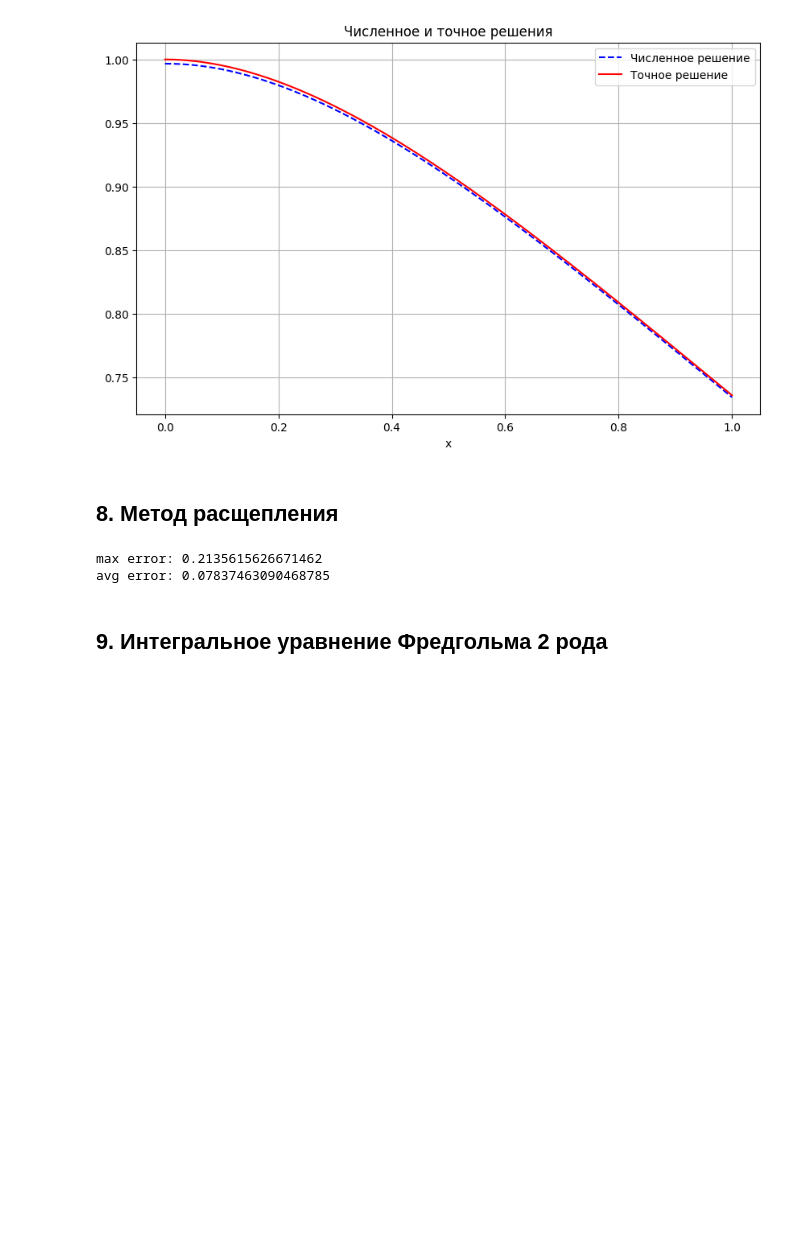
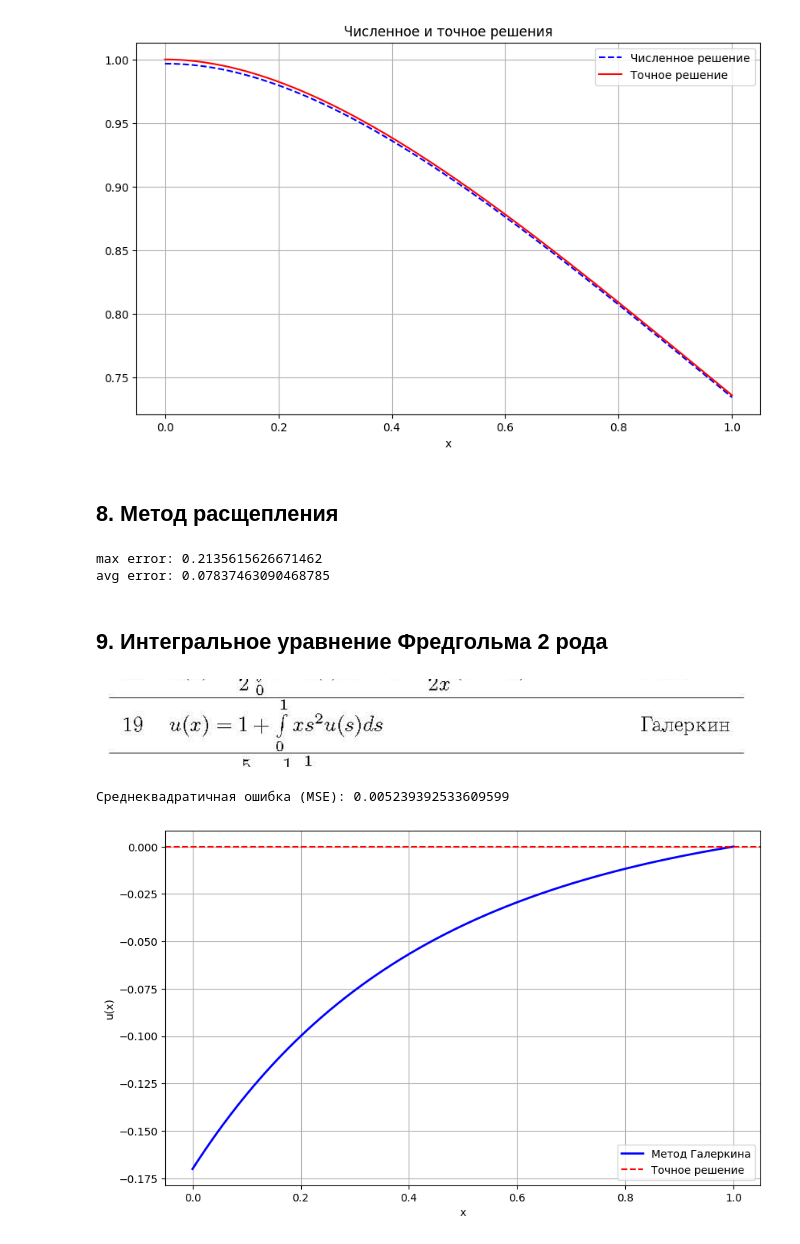
Before and after one commit to poslam/sem6-nmde, a Jupyter notebook: labs.ipynb, the cells around one changed output. Cells and saved outputs as stored; diff of their text form; code cells hidden in the pictures; blank space fills up the shorter version.

```diff
--- a/labs.ipynb
+++ b/labs.ipynb
@@ -892,3 +893,70 @@ max error: 0.2135615626671462
 avg error: 0.07837463090468785
 # %% [markdown]
 ## 9. Интегральное уравнение Фредгольма 2 рода
+# %% [markdown]
+![image.png](attachment:image.png)
+# %%
+import numpy as np
+from scipy.integrate import quad
+import matplotlib.pyplot as plt
+from numpy.polynomial.legendre import legval
+
+n = 10
+
+
+# def phi(i, s):
+#     return s**i
+
+
+def phi(i, s):
+    c = np.zeros(i + 1)
+    c[i] = 1
+    return legval(s, c)
+
+
+A = np.zeros((n, n))
+for i in range(n):
+    for j in range(n):
+        A[i, j], _ = quad(lambda x: phi(i, x) * phi(j, x), 0, 1)
+
+K = np.zeros((n, n))
+for i in range(n):
+    for j in range(n):
+
+        def outer_integral(x_val):
+            # integrand = lambda s: np.log(
+            #     np.clip(1 - 2 * x_val * np.cos(np.pi * s) + x_val**2, 1e-10, None)
+            # ) * phi(j, s)
+            integrand = lambda s: x_val * s**2 * phi(j, s)
+            return quad(integrand, 0, 1)[0] * phi(i, x_val)
+
+        K[i, j], _ = quad(outer_integral, 0, 1)
+
+M = A + K
+eigenvalues, eigenvectors = np.linalg.eig(M)
+idx = np.argmin(np.abs(eigenvalues))
+c = eigenvectors[:, idx].real
+c = c / np.linalg.norm(c)
+
+
+def u_approx(x):
+    return sum(c[j] * x**j for j in range(n))
+
+
+x_vals = np.linspace(0, 1, 200)
+u_vals = u_approx(x_vals)
+
+mse, _ = quad(lambda x: u_approx(x) ** 2, 0, 1)
+print(f"Среднеквадратичная ошибка (MSE): {mse}")
+
+plt.figure(figsize=(10, 6))
+plt.plot(x_vals, u_vals, label="Метод Галеркина", color="blue", linewidth=2)
+plt.axhline(y=0, color="red", linestyle="--", label="Точное решение")
+plt.xlabel("x")
+plt.ylabel("u(x)")
+plt.grid(True)
+plt.legend()
+plt.show()
+# %% [output]
+Среднеквадратичная ошибка (MSE): 0.005239392533609599
+[figure, added]
```
Also changed, not shown: parts of 3 cells of this notebook.
